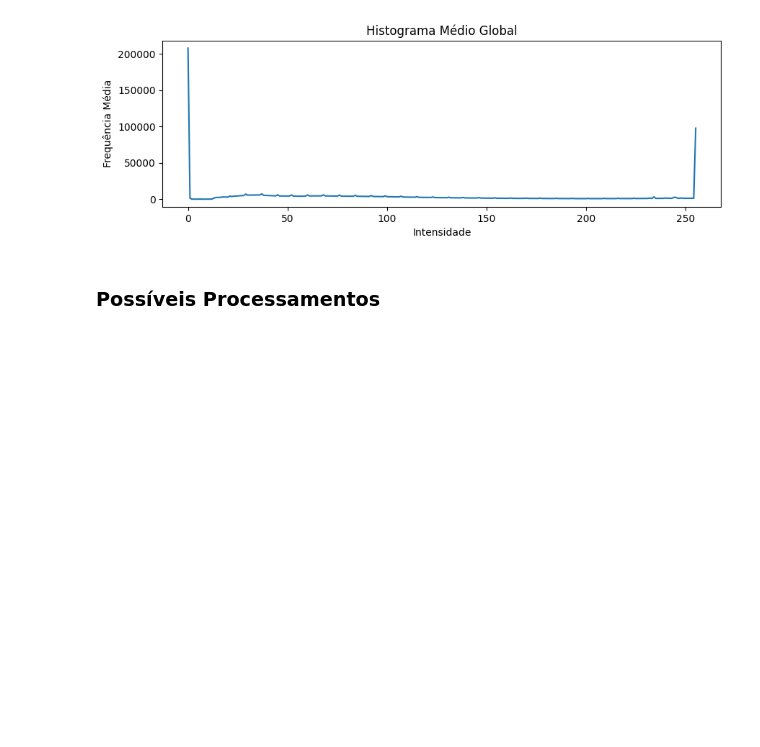
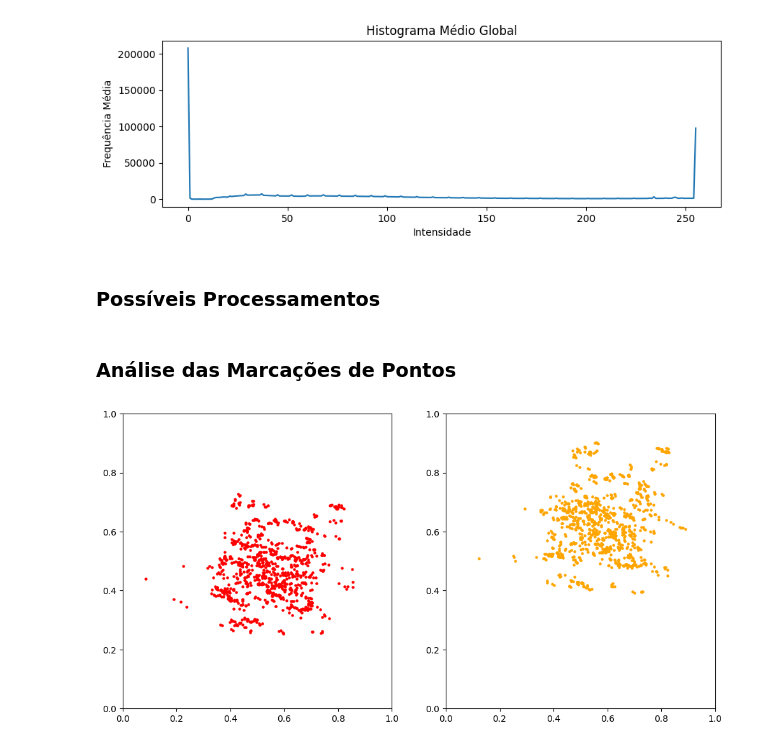
Before and after one commit to Vinicius0300/vfss_to_docker, a Jupyter notebook: notebooks/analise_exploratoria.ipynb, the cells around one changed output. Cells and saved outputs as stored; diff of their text form; code cells hidden in the pictures; blank space fills up the shorter version.

Commit message:
Plot de Dispersão

```diff
--- a/notebooks/analise_exploratoria.ipynb
+++ b/notebooks/analise_exploratoria.ipynb
@@ -314,3 +316,37 @@ plt.show()
 
 # Ideia -> Histograma mostrando o vídeo inteiro (histograma estacado), pensando como se fosse um único grande frame.
 # A equalização seria com base no vídeo inteiro.
+# %% [markdown]
+### **Análise das Marcações de Pontos**
+# %%
+# Dispersão das marcações de vértebras
+
+pontos_C2x = []
+pontos_C2y = []
+pontos_C4x = []
+pontos_C4y = []
+for i in range(dfData.shape[0]):
+    dfAux = dfData.iloc[i]
+
+    frame = cv2.imread(str(dfAux["frame_path"]), cv2.IMREAD_GRAYSCALE)
+    lado = frame.shape[0]
+    pontos = load_points(dfAux["target_dir"])
+
+    pontos_C2x.append(pontos[0][0]/lado)
+    pontos_C2y.append(pontos[0][1]/lado)
+    pontos_C4x.append(pontos[1][0]/lado)
+    pontos_C4y.append(pontos[1][1]/lado)
+
+fig, ax = plt.subplots(1,2, figsize = (12,6))
+ax[0].scatter(pontos_C2x, pontos_C2y, color = "red", s = 5)
+ax[0].set_ylim(0,1)
+ax[0].set_xlim(0,1)
+#ax[0].title("Amostragem dos Rótulos feitos para C2")
+
+ax[1].scatter(pontos_C4x, pontos_C4y, color = "orange", s = 5)
+ax[1].set_ylim(0,1)
+ax[1].set_xlim(0,1)
+#ax[1].title("Amostragem dos Rótulos feitos para C4")
+plt.show()
+# %% [output]
+[figure, added]
```
Also changed, not shown: parts of 4 cells of this notebook, 3 other files.
